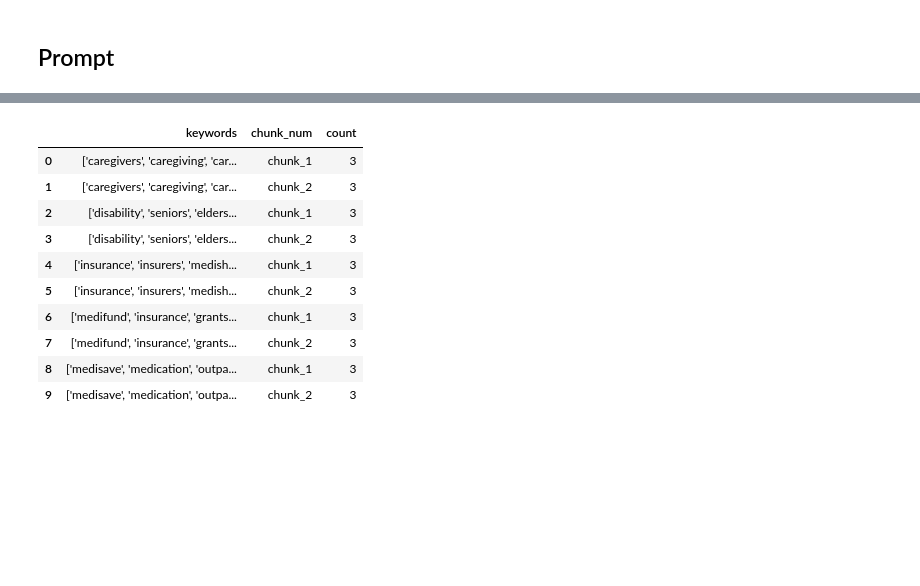
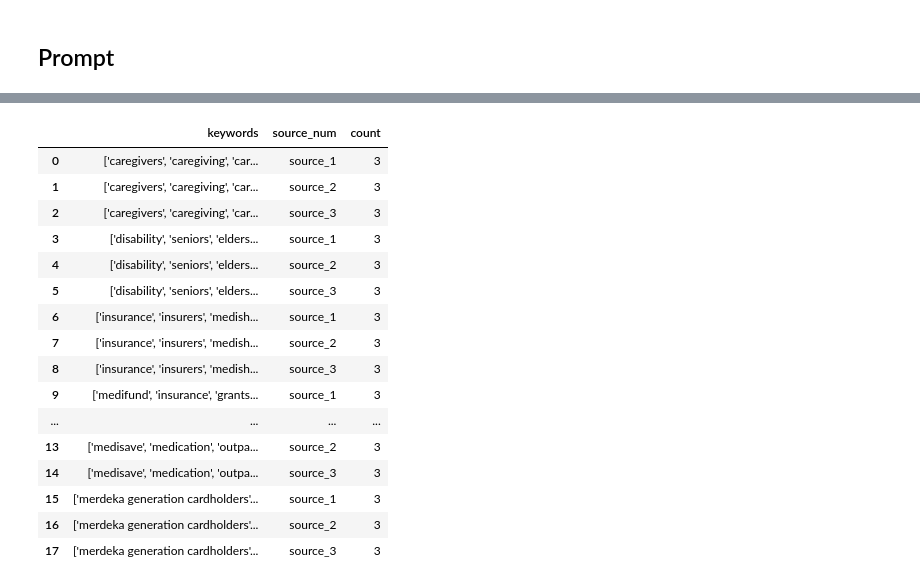
Before and after one commit to Synapxe-DNA/azure-conversational-assistant, a Jupyter notebook: notebooks/qns_generator.ipynb, the cells around one changed output, grey strips where cells are left out. Saved outputs shown, nothing was run; the diff lists cells and outputs as text; code cells hidden in the pictures; blank space fills up the shorter version.

Commit message:
added qns generation by articles with top page views

```diff
--- a/notebooks/qns_generator.ipynb
+++ b/notebooks/qns_generator.ipynb
@@ -96,6 +91,7 @@ class Document:
     id: Optional[str]
     parent_id: Optional[str]
     title: Optional[str]
+    pr_name: Optional[str]
     cover_image_url: Optional[str]
     full_url: Optional[str]
     content_category: Optional[str]
@@ -234,5 +236,5 @@ Example of output:
 # %%
-sheet_name = "cost-and-financing"
-filter_category = "cost-and-financing"
-filter = build_filter(filter_category)
+content_category = "cost-and-financing"
+subpage = "cost-and-financing"
+filter = build_filter(content_category)
 filter
@@ -239,5 +243,5 @@ filter
 # %%
-df = pd.read_excel("Topics by content category for Qns Generation.xlsx", sheet_name=sheet_name)
+df = pd.read_excel("Topics by content category for Qns Generation.xlsx", sheet_name=content_category)
 df_filtered = df[df["to_include"] == "yes"]
 keywords_list = list(df_filtered["final keywords"])
 keywords_list
@@ -250,8 +278,4 @@ keywords_list
 # %%
-df = pd.DataFrame(
-    columns=["content_category", "subpage", "keywords", "chunk_num", "chunks", "urls", "question", "answer"]
-)
-
 for keywords in keywords_list:
     vectors: list[VectorQuery] = []
     if USE_VECTOR_SEARCH:
@@ -279,17 +303,15 @@ for keywords in keywords_list:
         )
 
     sources_content = await get_sources_content(results, USE_SEMANTIC_CAPTIONS, use_image_citation=False)  # noqa: F704
-    separated_items = separate_url_and_chunk(sources_content)
-    source_info = combine_chunks_and_urls(separated_items)
+    combined_sources = get_combined_sources(sources_content, step=5, total_combined=3)
 
-    for n in range(len(source_info)):
-        chunks = source_info[0][n]
-        urls = source_info[1][n]
+    for n in range(len(combined_sources)):
+        content = "\n".join(combined_sources[n]["chunks"])
 
         messages = build_messages(
             model=OPENAI_CHATGPT_MODEL,
             system_prompt=qns_generation_prompt.format(keyword=keywords),
-            new_user_content=f"Please generate 3 unique questions on keywords '{keywords}' using the following provided source. \n\nSource:\n {chunks}",
+            new_user_content=f"Please generate 3 unique questions on keywords '{keywords}' using the following provided source. \n\nSource:\n {content}",
             max_tokens=CHATGPT_TOKEN_LIMIT - RESPONSE_TOKEN_LIMIT,
         )
         chat_coroutine = await openai_client.chat.completions.create(  # noqa: F704
@@ -310,10 +332,9 @@ for keywords in keywords_list:
             messages_ans_generation = build_messages(
                 model=OPENAI_CHATGPT_MODEL,
                 system_prompt=general_prompt.format(language="ENGLISH"),
-                new_user_content=question + "\n\nSources:\n" + chunks,
+                new_user_content=question + "\n\nSources:\n" + content,
                 max_tokens=CHATGPT_TOKEN_LIMIT - RESPONSE_TOKEN_LIMIT,
             )
-
             chat_coroutine = await openai_client.chat.completions.create(  # noqa: F704
                 # Azure OpenAI takes the deployment name as the model name
                 model=AZURE_OPENAI_CHATGPT_DEPLOYMENT,
@@ -328,16 +349,18 @@ for keywords in keywords_list:
             response_text_ans = chat_coroutine.choices[0].message.content
             data.append(
                 {
-                    "content_category": filter_category,
-                    "subpage": sheet_name,
+                    "content_category": content_category,
+                    "subpage": subpage,
                     "keywords": keywords,
-                    "chunk_num": f"chunk_{n+1}",
-                    "chunks": chunks,
-                    "urls": urls,
+                    "source_num": f"source_{n+1}",
+                    "index_ids": combined_sources[n]["index_ids"],
+                    "article_ids_unique": list(set(combined_sources[n]["article_ids"])),
+                    "titles_unique": list(set(combined_sources[n]["titles"])),
+                    "content_contributors": list(set(combined_sources[n]["pr_names"])),
+                    "urls_unique": list(set(combined_sources[n]["urls"])),
+                    "chunks": content,
                     "question": question,
                     "answer": response_text_ans,
                 }
             )
         df = pd.concat([df, pd.DataFrame(data)], ignore_index=True)
-
-        # time.sleep(15)
@@ -344,15 +375,21 @@ for keywords in keywords_list:
 # %%
-count_df = df.groupby(["keywords", "chunk_num"]).size().reset_index(name="count")
+count_df = df.groupby(["keywords", "source_num"]).size().reset_index(name="count")
 count_df
 # %% [output]
-|  | keywords | chunk_num | count |
-| 0 | ['caregivers', 'caregiving', 'car... | chunk_1 | 3 |
-| 1 | ['caregivers', 'caregiving', 'car... | chunk_2 | 3 |
-| 2 | ['disability', 'seniors', 'elders... | chunk_1 | 3 |
-| 3 | ['disability', 'seniors', 'elders... | chunk_2 | 3 |
-| 4 | ['insurance', 'insurers', 'medish... | chunk_1 | 3 |
-| 5 | ['insurance', 'insurers', 'medish... | chunk_2 | 3 |
-| 6 | ['medifund', 'insurance', 'grants... | chunk_1 | 3 |
-| 7 | ['medifund', 'insurance', 'grants... | chunk_2 | 3 |
-| 8 | ['medisave', 'medication', 'outpa... | chunk_1 | 3 |
-| 9 | ['medisave', 'medication', 'outpa... | chunk_2 | 3 |
+|  | keywords | source_num | count |
+| 0 | ['caregivers', 'caregiving', 'car... | source_1 | 3 |
+| 1 | ['caregivers', 'caregiving', 'car... | source_2 | 3 |
+| 2 | ['caregivers', 'caregiving', 'car... | source_3 | 3 |
+| 3 | ['disability', 'seniors', 'elders... | source_1 | 3 |
+| 4 | ['disability', 'seniors', 'elders... | source_2 | 3 |
+| 5 | ['disability', 'seniors', 'elders... | source_3 | 3 |
+| 6 | ['insurance', 'insurers', 'medish... | source_1 | 3 |
+| 7 | ['insurance', 'insurers', 'medish... | source_2 | 3 |
+| 8 | ['insurance', 'insurers', 'medish... | source_3 | 3 |
+| 9 | ['medifund', 'insurance', 'grants... | source_1 | 3 |
+| ... | ... | ... | ... |
+| 13 | ['medisave', 'medication', 'outpa... | source_2 | 3 |
+| 14 | ['medisave', 'medication', 'outpa... | source_3 | 3 |
+| 15 | ['merdeka generation cardholders'... | source_1 | 3 |
+| 16 | ['merdeka generation cardholders'... | source_2 | 3 |
+| 17 | ['merdeka generation cardholders'... | source_3 | 3 |
```
Also changed, not shown: parts of 24 cells of this notebook.
